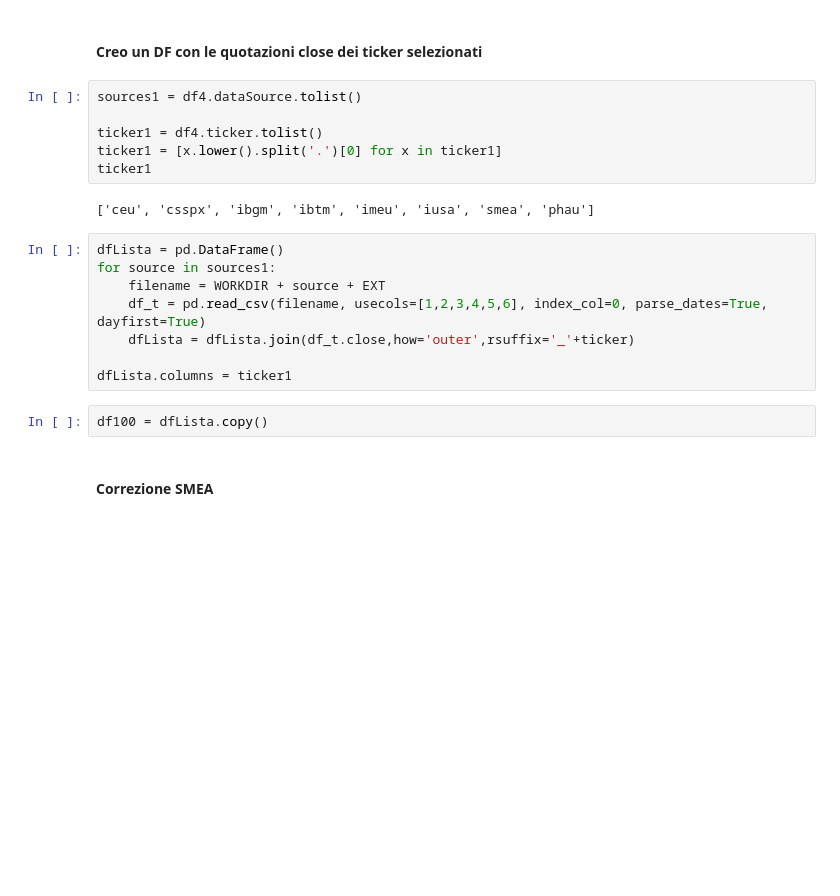
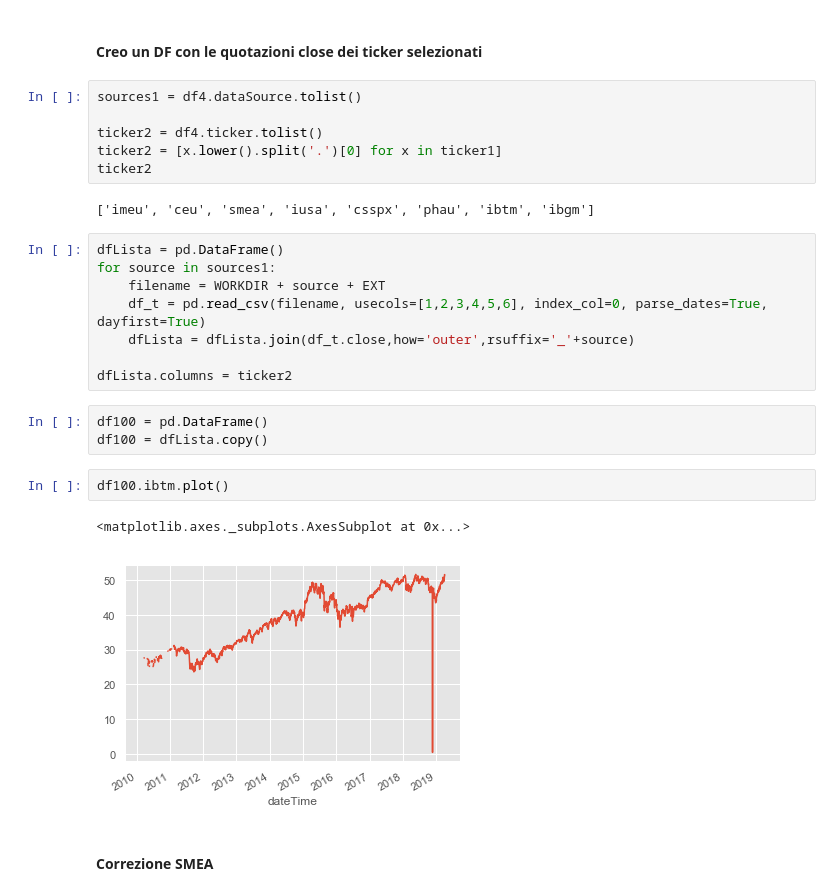
Before and after one commit to zniffur/mytrading, a Jupyter notebook: Clean data.ipynb, the cells around one changed output. Cells and saved outputs as stored; diff of their text form; blank space fills up the shorter version.

```diff
--- a/Clean data.ipynb
+++ b/Clean data.ipynb
@@ -230,21 +325,27 @@ df4
 # %%
 sources1 = df4.dataSource.tolist()
 
-ticker1 = df4.ticker.tolist()
-ticker1 = [x.lower().split('.')[0] for x in ticker1]
-ticker1
+ticker2 = df4.ticker.tolist()
+ticker2 = [x.lower().split('.')[0] for x in ticker1]
+ticker2
 # %% [output]
-['ceu', 'csspx', 'ibgm', 'ibtm', 'imeu', 'iusa', 'smea', 'phau']
+['imeu', 'ceu', 'smea', 'iusa', 'csspx', 'phau', 'ibtm', 'ibgm']
 # %%
 dfLista = pd.DataFrame()
 for source in sources1:
     filename = WORKDIR + source + EXT
     df_t = pd.read_csv(filename, usecols=[1,2,3,4,5,6], index_col=0, parse_dates=True, dayfirst=True)
-    dfLista = dfLista.join(df_t.close,how='outer',rsuffix='_'+ticker)
+    dfLista = dfLista.join(df_t.close,how='outer',rsuffix='_'+source)
 
-dfLista.columns = ticker1
+dfLista.columns = ticker2
 # %%
+df100 = pd.DataFrame()
 df100 = dfLista.copy()
+# %%
+df100.ibtm.plot()
+# %% [output]
+<matplotlib.axes._subplots.AxesSubplot at 0x...>
+[figure, added]
 # %% [markdown]
 #### Correzione SMEA
 # %%
```
Also changed, not shown: parts of 31 cells of this notebook, 10 other files.
